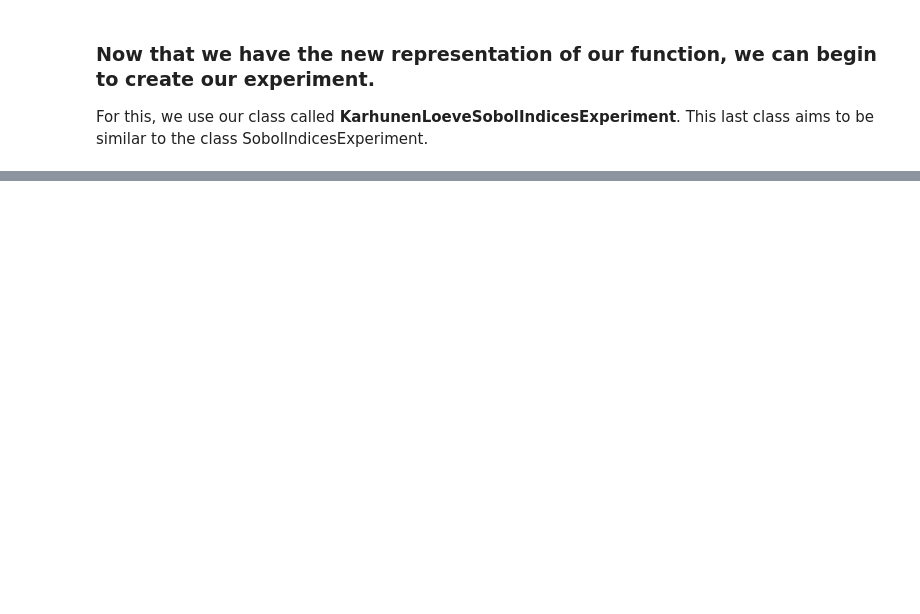
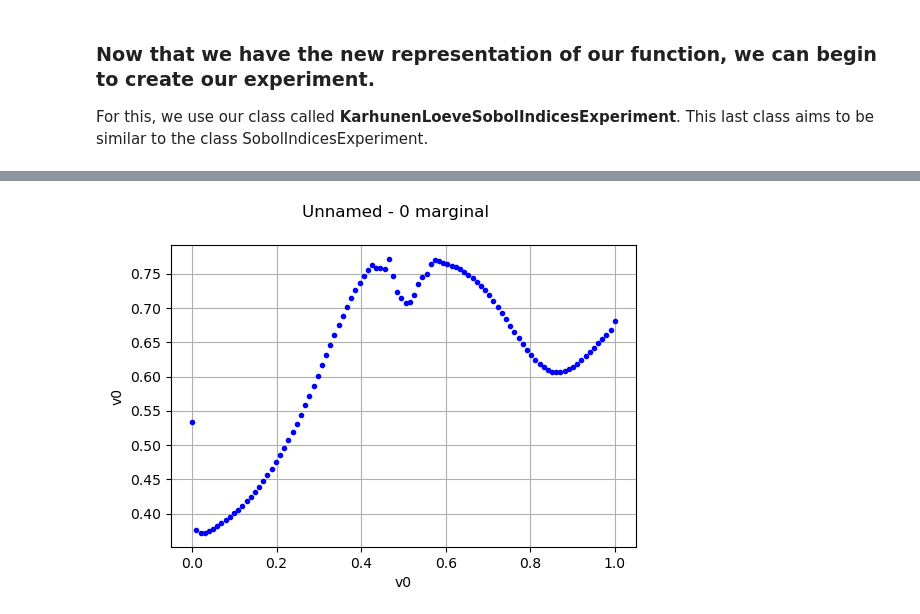
Before and after one commit to Kramer84/KarhunenLoeveFieldSensitivity, a Jupyter notebook: openTURNSExt/UsageExampleBeam.ipynb, the cells around one changed output, grey strips where cells are left out. Saved outputs shown, nothing was run; the diff lists cells and outputs as text; code cells hidden in the pictures; blank space fills up the shorter version.

```diff
--- a/openTURNSExt/UsageExampleBeam.ipynb
+++ b/openTURNSExt/UsageExampleBeam.ipynb
@@ -220,0 +240,4 @@ evaluation
+# %%
+X[0][0][1].draw()
+# %% [output]
+[figure, added]
```
Also changed, not shown: parts of 19 cells of this notebook, 13 other files.
